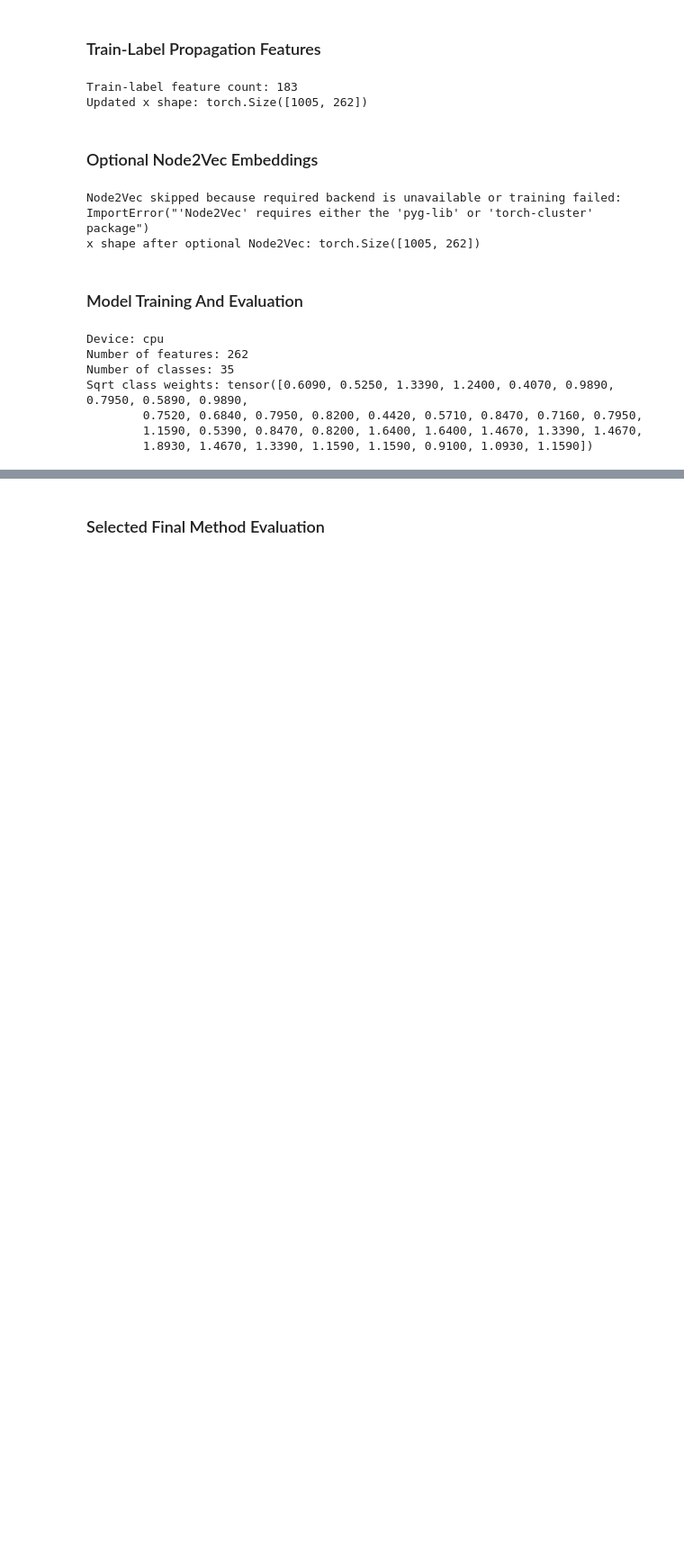
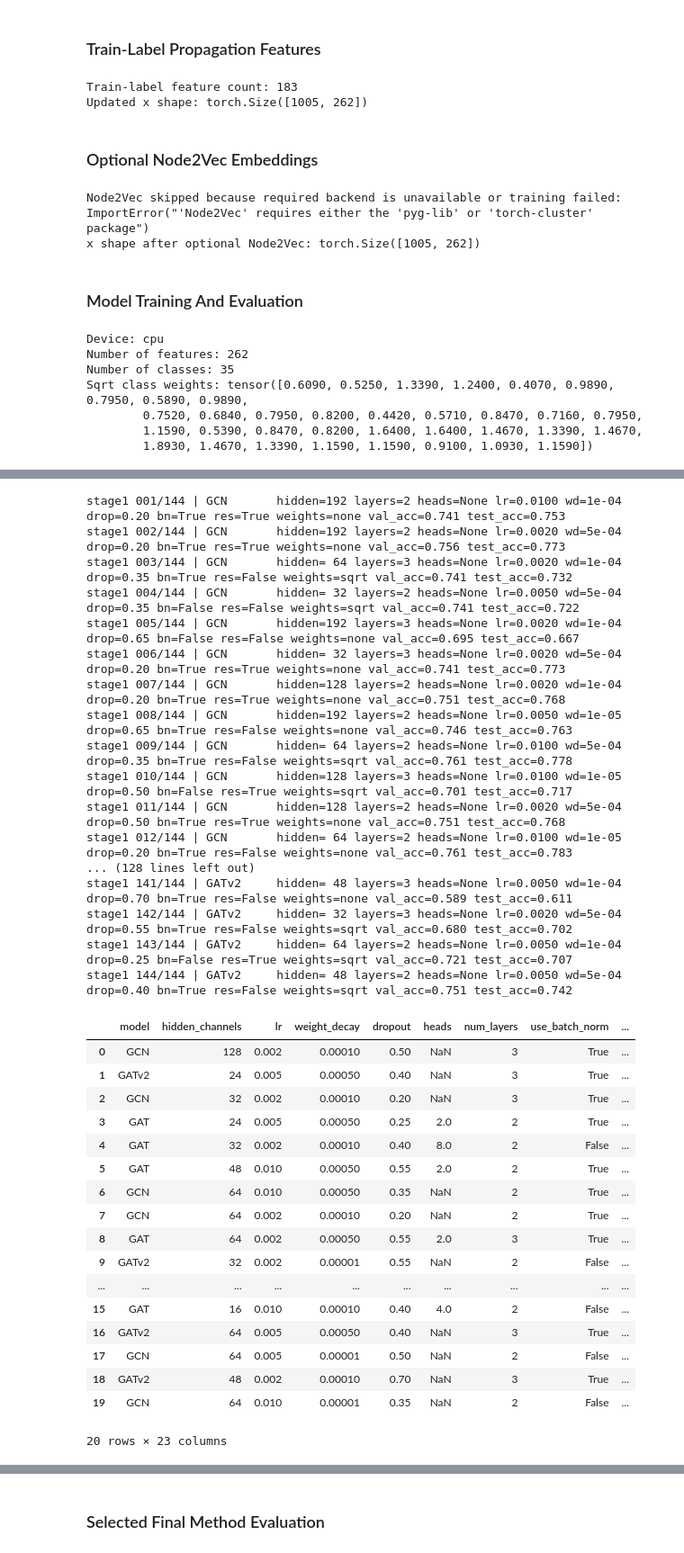
Before and after one commit to vladmysko123/IW1.-Graph-ML, a Jupyter notebook: main.ipynb, the cells around one changed output, grey strips where cells are left out. Shown at 90% size. Cells and saved outputs as stored; diff of their text form; code cells hidden in the pictures; blank space fills up the shorter version.

```diff
--- a/main.ipynb
+++ b/main.ipynb
@@ -1019,0 +1072,71 @@ GraphSAGE   seed=2024 | layers= 3 hidden= 64 heads=None weights=none val_acc=0.7
+# %%
+stage1_rows = []
+stage1_runs = []
+
+for trial_id, params in enumerate(stage1_configs, start=1):
+    run = train_model(
+        **params,
+        seed=42,
+        epochs=180,
+        patience=35,
+    )
+    run["run_id"] = len(stage1_runs)
+    run["trial_id"] = trial_id
+    stage1_runs.append(run)
+    stage1_rows.append(
+        {
+            key: value
+            for key, value in run.items()
+            if key not in {"trained_model", "predictions", "logits", "history"}
+        }
+    )
+    print(
+        f"stage1 {trial_id:03d}/{len(stage1_configs)} | {run['model']:9s} "
+        f"hidden={run['hidden_channels']:3d} layers={run['num_layers']} heads={str(run['heads']):>4s} "
+        f"lr={run['lr']:.4f} wd={run['weight_decay']:.0e} drop={run['dropout']:.2f} "
+        f"bn={run['use_batch_norm']} res={run['residual']} weights={run['loss_weight_mode']} "
+        f"val_acc={run['val_accuracy']:.3f} test_acc={run['test_accuracy']:.3f}"
+    )
+
+stage1_results_df = pd.DataFrame(stage1_rows).sort_values(
+    by=["val_accuracy", "val_f1_macro", "test_accuracy"],
+    ascending=False,
+).reset_index(drop=True)
+
+stage1_results_df.head(20)
+# %% [output]
+stage1 001/144 | GCN       hidden=192 layers=2 heads=None lr=0.0100 wd=1e-04 drop=0.20 bn=True res=True weights=none val_acc=0.741 test_acc=0.753
+stage1 002/144 | GCN       hidden=192 layers=2 heads=None lr=0.0020 wd=5e-04 drop=0.20 bn=True res=True weights=none val_acc=0.756 test_acc=0.773
+stage1 003/144 | GCN       hidden= 64 layers=3 heads=None lr=0.0020 wd=1e-04 drop=0.35 bn=True res=False weights=sqrt val_acc=0.741 test_acc=0.732
+stage1 004/144 | GCN       hidden= 32 layers=2 heads=None lr=0.0050 wd=5e-04 drop=0.35 bn=False res=False weights=sqrt val_acc=0.741 test_acc=0.722
+stage1 005/144 | GCN       hidden=192 layers=3 heads=None lr=0.0020 wd=1e-04 drop=0.65 bn=False res=False weights=none val_acc=0.695 test_acc=0.667
+stage1 006/144 | GCN       hidden= 32 layers=3 heads=None lr=0.0020 wd=5e-04 drop=0.20 bn=True res=True weights=none val_acc=0.741 test_acc=0.773
+stage1 007/144 | GCN       hidden=128 layers=2 heads=None lr=0.0020 wd=1e-04 drop=0.20 bn=True res=True weights=none val_acc=0.751 test_acc=0.768
+stage1 008/144 | GCN       hidden=192 layers=2 heads=None lr=0.0050 wd=1e-05 drop=0.65 bn=True res=False weights=none val_acc=0.746 test_acc=0.763
+stage1 009/144 | GCN       hidden= 64 layers=2 heads=None lr=0.0100 wd=5e-04 drop=0.35 bn=True res=False weights=sqrt val_acc=0.761 test_acc=0.778
+stage1 010/144 | GCN       hidden=128 layers=3 heads=None lr=0.0100 wd=1e-05 drop=0.50 bn=False res=True weights=sqrt val_acc=0.701 test_acc=0.717
+stage1 011/144 | GCN       hidden=128 layers=2 heads=None lr=0.0020 wd=5e-04 drop=0.50 bn=True res=True weights=none val_acc=0.751 test_acc=0.768
+stage1 012/144 | GCN       hidden= 64 layers=2 heads=None lr=0.0100 wd=1e-05 drop=0.20 bn=True res=False weights=none val_acc=0.761 test_acc=0.783
+... (128 lines left out)
+stage1 141/144 | GATv2     hidden= 48 layers=3 heads=None lr=0.0050 wd=1e-04 drop=0.70 bn=True res=False weights=none val_acc=0.589 test_acc=0.611
+stage1 142/144 | GATv2     hidden= 32 layers=3 heads=None lr=0.0020 wd=5e-04 drop=0.55 bn=True res=False weights=sqrt val_acc=0.680 test_acc=0.702
+stage1 143/144 | GATv2     hidden= 64 layers=2 heads=None lr=0.0050 wd=1e-04 drop=0.25 bn=False res=True weights=sqrt val_acc=0.721 test_acc=0.707
+stage1 144/144 | GATv2     hidden= 48 layers=2 heads=None lr=0.0050 wd=5e-04 drop=0.40 bn=True res=False weights=sqrt val_acc=0.751 test_acc=0.742
+|  | model | hidden_channels | lr | weight_decay | dropout | heads | num_layers | use_batch_norm | ... |
+| 0 | GCN | 128 | 0.002 | 0.00010 | 0.50 | NaN | 3 | True | ... |
+| 1 | GATv2 | 24 | 0.005 | 0.00050 | 0.40 | NaN | 3 | True | ... |
+| 2 | GCN | 32 | 0.002 | 0.00010 | 0.20 | NaN | 3 | True | ... |
+| 3 | GAT | 24 | 0.005 | 0.00050 | 0.25 | 2.0 | 2 | True | ... |
+| 4 | GAT | 32 | 0.002 | 0.00010 | 0.40 | 8.0 | 2 | False | ... |
+| 5 | GAT | 48 | 0.010 | 0.00050 | 0.55 | 2.0 | 2 | True | ... |
+| 6 | GCN | 64 | 0.010 | 0.00050 | 0.35 | NaN | 2 | True | ... |
+| 7 | GCN | 64 | 0.002 | 0.00010 | 0.20 | NaN | 2 | True | ... |
+| 8 | GAT | 64 | 0.002 | 0.00050 | 0.55 | 2.0 | 3 | True | ... |
+| 9 | GATv2 | 32 | 0.002 | 0.00001 | 0.55 | NaN | 2 | False | ... |
+| ... | ... | ... | ... | ... | ... | ... | ... | ... | ... |
+| 15 | GAT | 16 | 0.010 | 0.00010 | 0.40 | 4.0 | 2 | False | ... |
+| 16 | GATv2 | 64 | 0.005 | 0.00050 | 0.40 | NaN | 3 | True | ... |
+| 17 | GCN | 64 | 0.005 | 0.00001 | 0.50 | NaN | 2 | False | ... |
+| 18 | GATv2 | 48 | 0.002 | 0.00010 | 0.70 | NaN | 3 | True | ... |
+| 19 | GCN | 64 | 0.010 | 0.00001 | 0.35 | NaN | 2 | False | ... |
+20 rows × 23 columns
```
Also changed, not shown: parts of 15 cells of this notebook.
